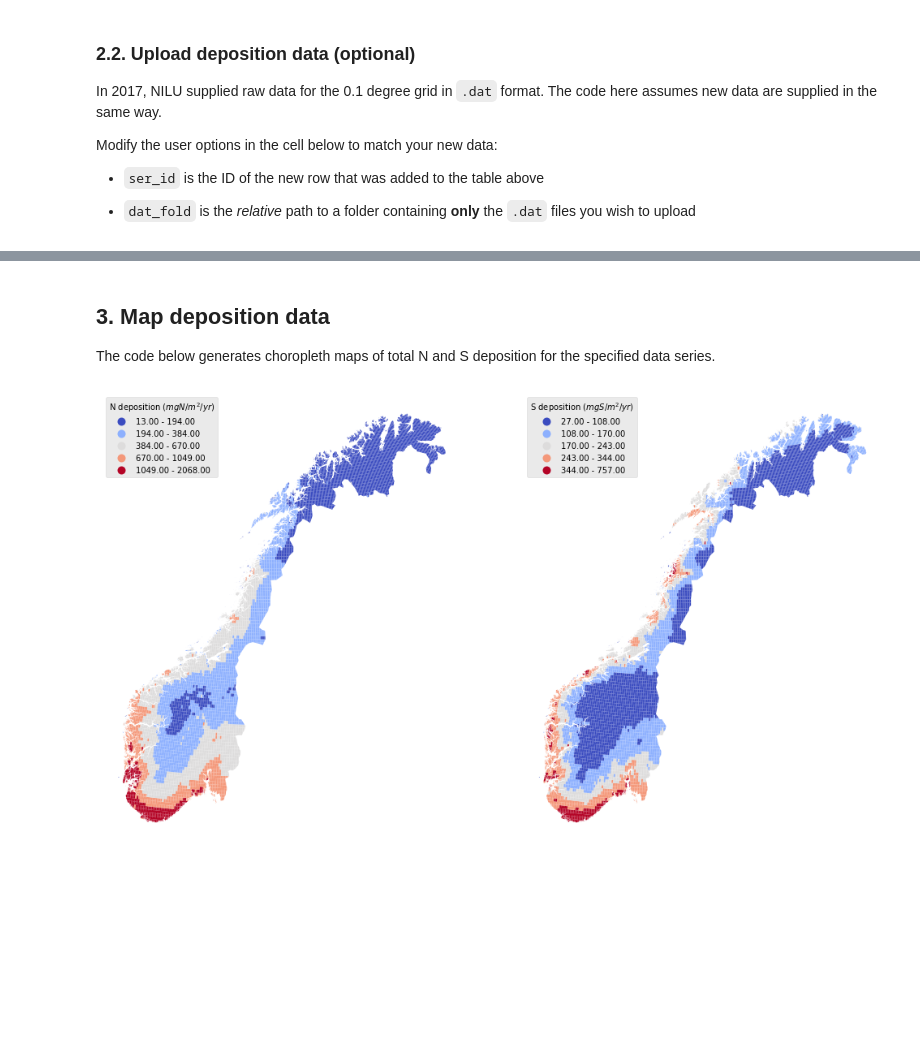
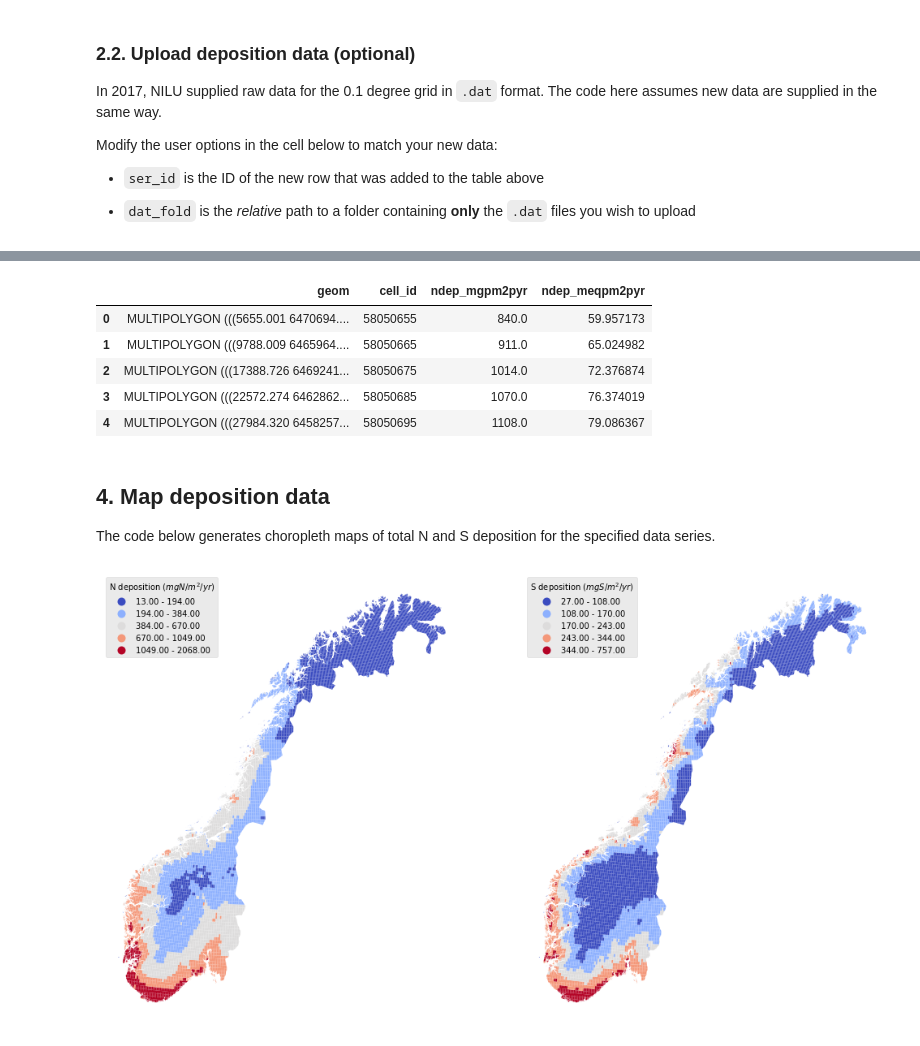
Before and after one commit to JamesSample/critical_loads_2, a Jupyter notebook: notebooks/02_deposition_new_grid.ipynb, the cells around one changed output, grey strips where cells are left out. Drawn from its saved outputs; the diff is of its cells as text; code cells hidden in the pictures; blank space fills up the shorter version.

```diff
--- a/notebooks/02_deposition_new_grid.ipynb
+++ b/notebooks/02_deposition_new_grid.ipynb
@@ -77,5 +112,21 @@ Modify the user options in the cell below to match your new data:
+# %%
+# series_id of interest
+series_id = 28
+
+# Get dep data from database
+n_gdf = cl.extract_deposition_as_gdf(series_id, 'nitrogen', eng)
+s_gdf = cl.extract_deposition_as_gdf(series_id, 'sulphur', eng)
+
+n_gdf.head()
+# %% [output]
+|  | geom | cell_id | ndep_mgpm2pyr | ndep_meqpm2pyr |
+| 0 | MULTIPOLYGON (((5655.001 6470694.... | 58050655 | 840.0 | 59.957173 |
+| 1 | MULTIPOLYGON (((9788.009 6465964.... | 58050665 | 911.0 | 65.024982 |
+| 2 | MULTIPOLYGON (((17388.726 6469241... | 58050675 | 1014.0 | 72.376874 |
+| 3 | MULTIPOLYGON (((22572.274 6462862... | 58050685 | 1070.0 | 76.374019 |
+| 4 | MULTIPOLYGON (((27984.320 6458257... | 58050695 | 1108.0 | 79.086367 |
 # %% [markdown]
-## 3. Map deposition data
+## 4. Map deposition data
 
 The code below generates choropleth maps of total N and S deposition for the specified data series.
 # %%
```
Also changed, not shown: parts of 13 cells of this notebook, 2 other files.
